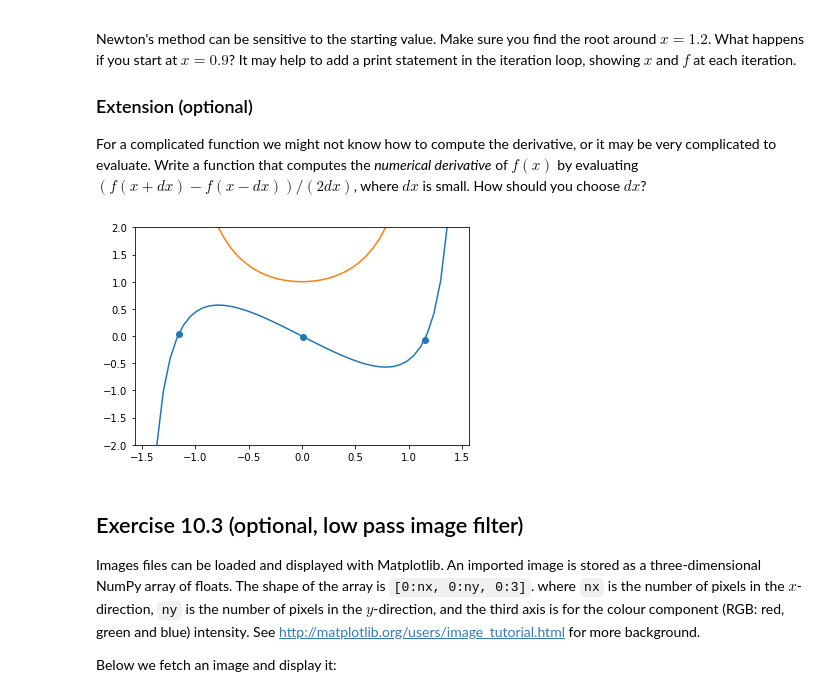
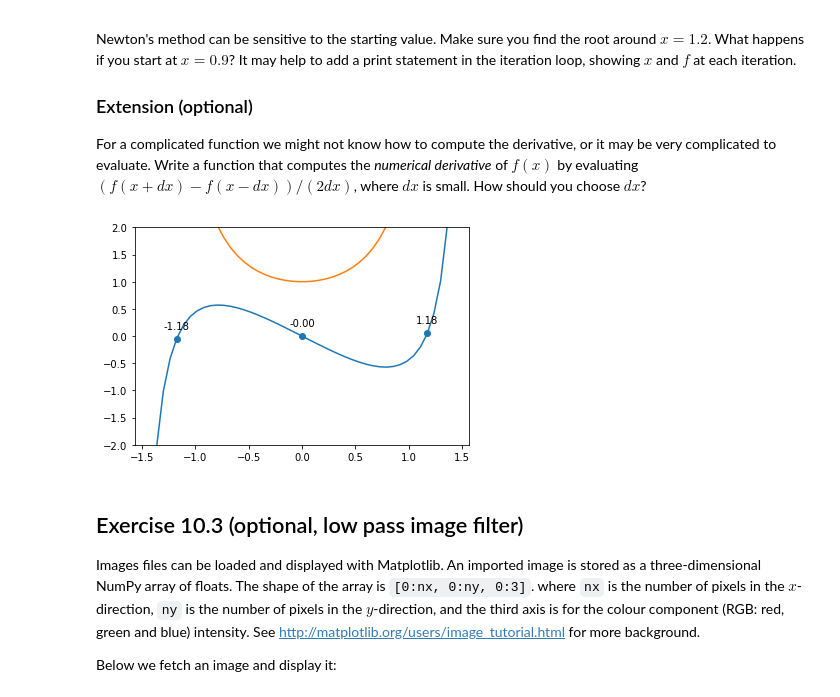
Before and after one commit to AustinChase/K2, a Jupyter notebook: intro_files/1_programming/Python_CS_Notebooks/10_Algorithms.ipynb, the cells around one changed output. Drawn from its saved outputs; the diff is of its cells as text; code cells hidden in the pictures.

```diff
--- a/intro_files/1_programming/Python_CS_Notebooks/10_Algorithms.ipynb
+++ b/intro_files/1_programming/Python_CS_Notebooks/10_Algorithms.ipynb
@@ -529,40 +529,52 @@ def f(x):
     return fx
 
 def df(x):
-    #work on implementing the optional exercise
+    #did not need f as a formal parameter. main issue was starting value of x0 = 0.9.
+    #x0 = 0.9 is close to a singularity where the function is not defined.
+    #Results in denominator going to infinity.
 
-    dfx = mp.sec(x)**2
+    h = .0001
+    dfx = (f(x+h) - f(x-h))/ (2*h)
     return dfx
 
-x1, y1 = newton(f,df, 0.9)
+
+x1, y1 = newton(f, df, 1)
 x2, y2 = newton(f, df, -1)
 x3, y3 = newton(f, df, 0.005)
 
 
 
 def plot():
     #add labels for the roots of the function
     xl = [x1, x2, x3]
     xl = np.array(xl)
     yl = [y1, y2, y3]
     yl = np.array(yl)
 
     fig, ax = plt.subplots()
     x = np.linspace(-np.pi, np.pi, 100)
     f = np.tan(x) - 2*x
     f1 = (1/np.cos(x))**2
 
     plt1 = ax.plot(x,f)
     plt2 = ax.plot(x, f1)
     plt3 = ax.scatter(xl, yl)
 
     plt.ylim(-2,2);
     plt.xlim(-np.pi/2, np.pi/2)
 
+    for x,y in zip(xl,yl):
+        label = "{:.2f}".format(float(x))
+
+        plt.annotate(label,
+                    (x,y),
+                    textcoords="offset points",
+                    xytext=(0,10),
+                    ha='center')
 
 plot()
 # %% [output]
-[figure, old version]
+[figure, new version]
 # %% [markdown]
 ## Exercise 10.3 (optional, low pass image filter)
 
```
